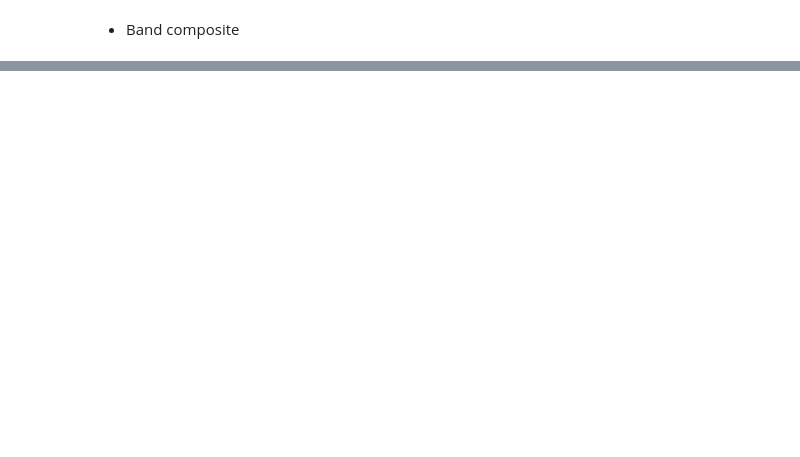
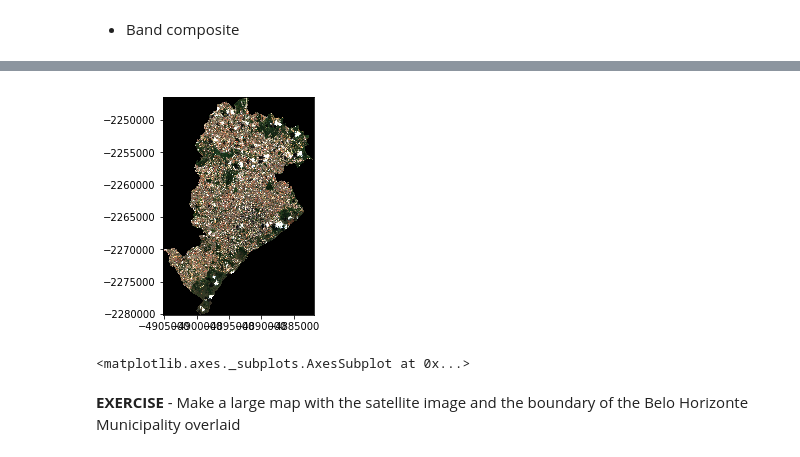
Before and after one commit to darribas/gds_ufmg19, a Jupyter notebook: notebooks/d5n1_satellite.ipynb, the cells around one changed output, grey strips where cells are left out. Cells and saved outputs as stored; diff of their text form; code cells hidden in the pictures; blank space fills up the shorter version.

Commit message:
Updating notebook with satellite and TIFF for the notebook

```diff
--- a/notebooks/d5n1_satellite.ipynb
+++ b/notebooks/d5n1_satellite.ipynb
@@ -18,0 +75,2 @@
+# %%
+tri = sat.read()
@@ -19,3 +81,10 @@
+# %%
+rioshow(tri, transform=sat.transform)
+# %% [output]
+[figure, added]
+<matplotlib.axes._subplots.AxesSubplot at 0x...>
+# %% [markdown]
+**EXERCISE** - Make a large map with the satellite image and the boundary of the Belo Horizonte Municipality overlaid
 # %% [markdown]
 ---
 
```
Also changed, not shown: parts of 14 cells of this notebook, 1 other file.
